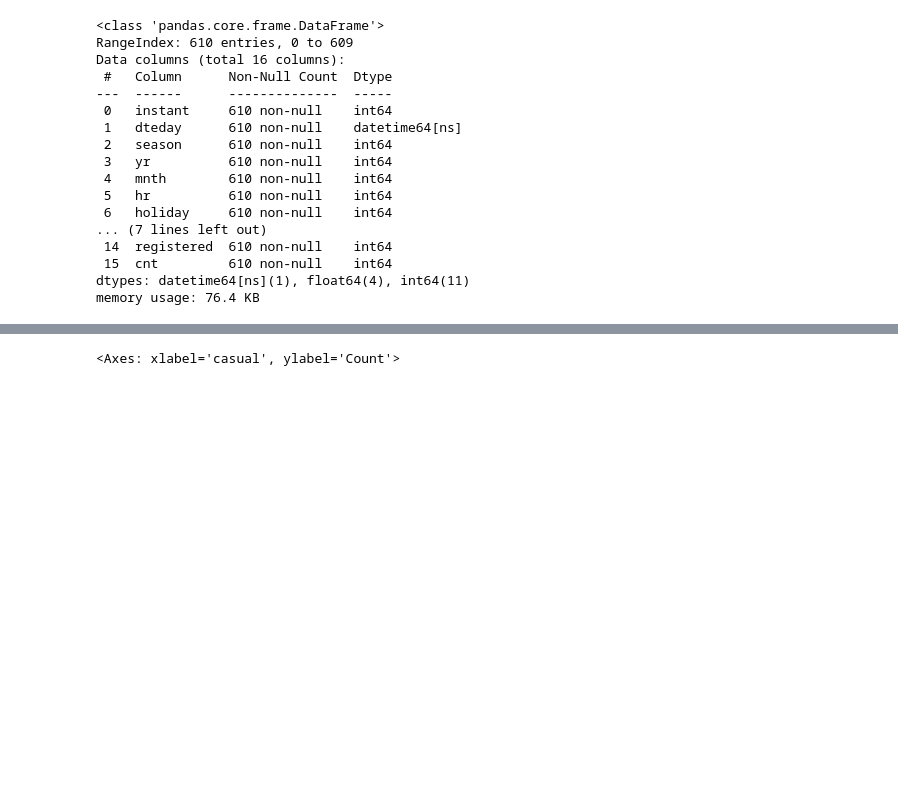
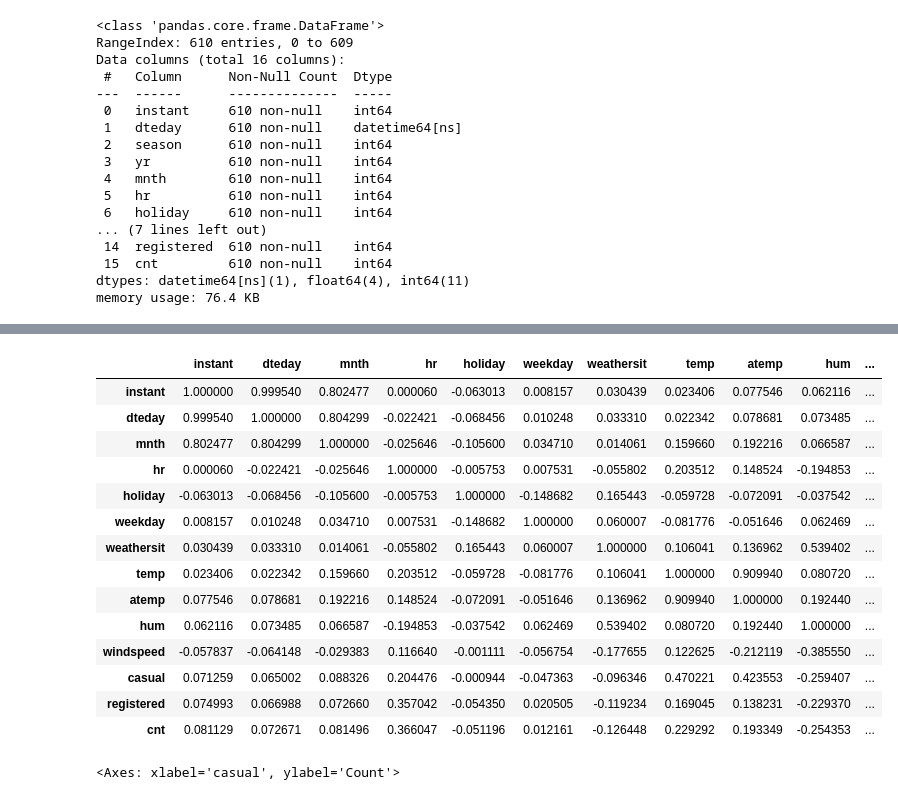
Before and after one commit to Savaliyaniks1/project_2, a Jupyter notebook: Project_2.ipynb, the cells around one changed output, grey strips where cells are left out. Saved outputs shown, nothing was run; the diff lists cells and outputs as text; code cells hidden in the pictures; blank space fills up the shorter version.

```diff
--- a/Project_2.ipynb
+++ b/Project_2.ipynb
@@ -492,3 +490,21 @@ concat_data.describe()
+# %%
+concat_data.corr()
+# %% [output]
+|  | instant | dteday | mnth | hr | holiday | weekday | weathersit | temp | atemp | hum | ... |
+| instant | 1.000000 | 0.999540 | 0.802477 | 0.000060 | -0.063013 | 0.008157 | 0.030439 | 0.023406 | 0.077546 | 0.062116 | ... |
+| dteday | 0.999540 | 1.000000 | 0.804299 | -0.022421 | -0.068456 | 0.010248 | 0.033310 | 0.022342 | 0.078681 | 0.073485 | ... |
+| mnth | 0.802477 | 0.804299 | 1.000000 | -0.025646 | -0.105600 | 0.034710 | 0.014061 | 0.159660 | 0.192216 | 0.066587 | ... |
+| hr | 0.000060 | -0.022421 | -0.025646 | 1.000000 | -0.005753 | 0.007531 | -0.055802 | 0.203512 | 0.148524 | -0.194853 | ... |
+| holiday | -0.063013 | -0.068456 | -0.105600 | -0.005753 | 1.000000 | -0.148682 | 0.165443 | -0.059728 | -0.072091 | -0.037542 | ... |
+| weekday | 0.008157 | 0.010248 | 0.034710 | 0.007531 | -0.148682 | 1.000000 | 0.060007 | -0.081776 | -0.051646 | 0.062469 | ... |
+| weathersit | 0.030439 | 0.033310 | 0.014061 | -0.055802 | 0.165443 | 0.060007 | 1.000000 | 0.106041 | 0.136962 | 0.539402 | ... |
+| temp | 0.023406 | 0.022342 | 0.159660 | 0.203512 | -0.059728 | -0.081776 | 0.106041 | 1.000000 | 0.909940 | 0.080720 | ... |
+| atemp | 0.077546 | 0.078681 | 0.192216 | 0.148524 | -0.072091 | -0.051646 | 0.136962 | 0.909940 | 1.000000 | 0.192440 | ... |
+| hum | 0.062116 | 0.073485 | 0.066587 | -0.194853 | -0.037542 | 0.062469 | 0.539402 | 0.080720 | 0.192440 | 1.000000 | ... |
+| windspeed | -0.057837 | -0.064148 | -0.029383 | 0.116640 | -0.001111 | -0.056754 | -0.177655 | 0.122625 | -0.212119 | -0.385550 | ... |
+| casual | 0.071259 | 0.065002 | 0.088326 | 0.204476 | -0.000944 | -0.047363 | -0.096346 | 0.470221 | 0.423553 | -0.259407 | ... |
+| registered | 0.074993 | 0.066988 | 0.072660 | 0.357042 | -0.054350 | 0.020505 | -0.119234 | 0.169045 | 0.138231 | -0.229370 | ... |
+| cnt | 0.081129 | 0.072671 | 0.081496 | 0.366047 | -0.051196 | 0.012161 | -0.126448 | 0.229292 | 0.193349 | -0.254353 | ... |
 # %%
 sns.histplot(concat_data['casual'])
 # %% [output]
```
Also changed, not shown: parts of 9 cells of this notebook.
